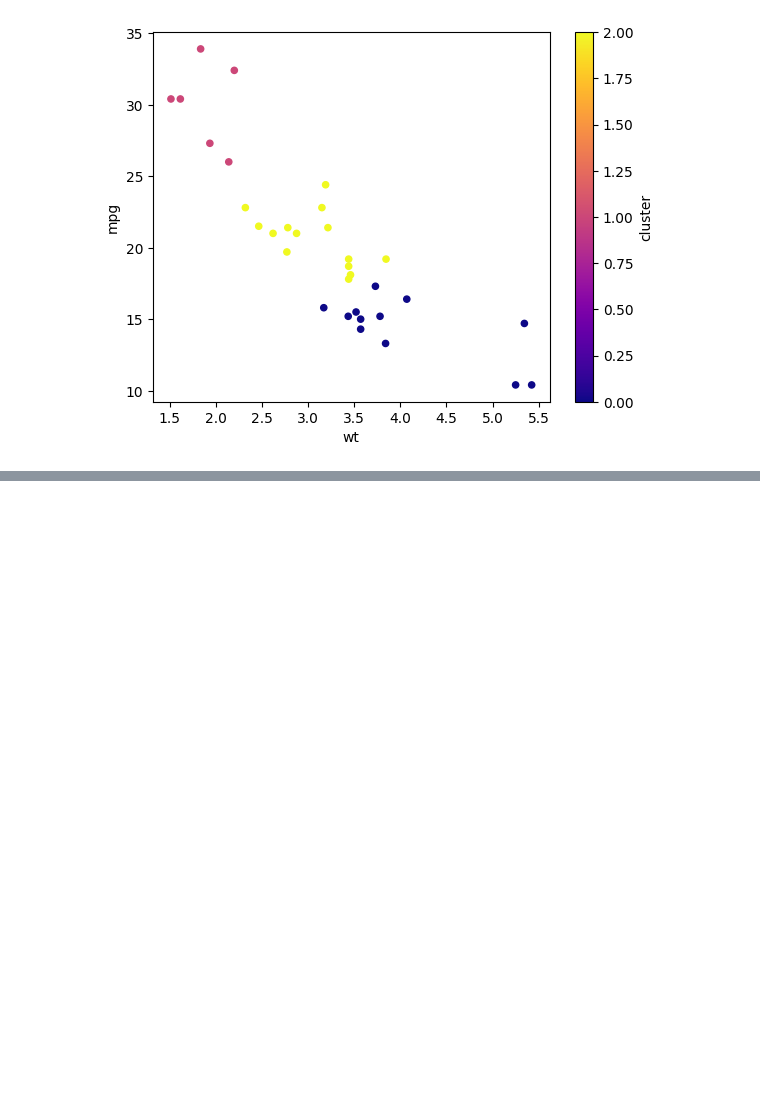
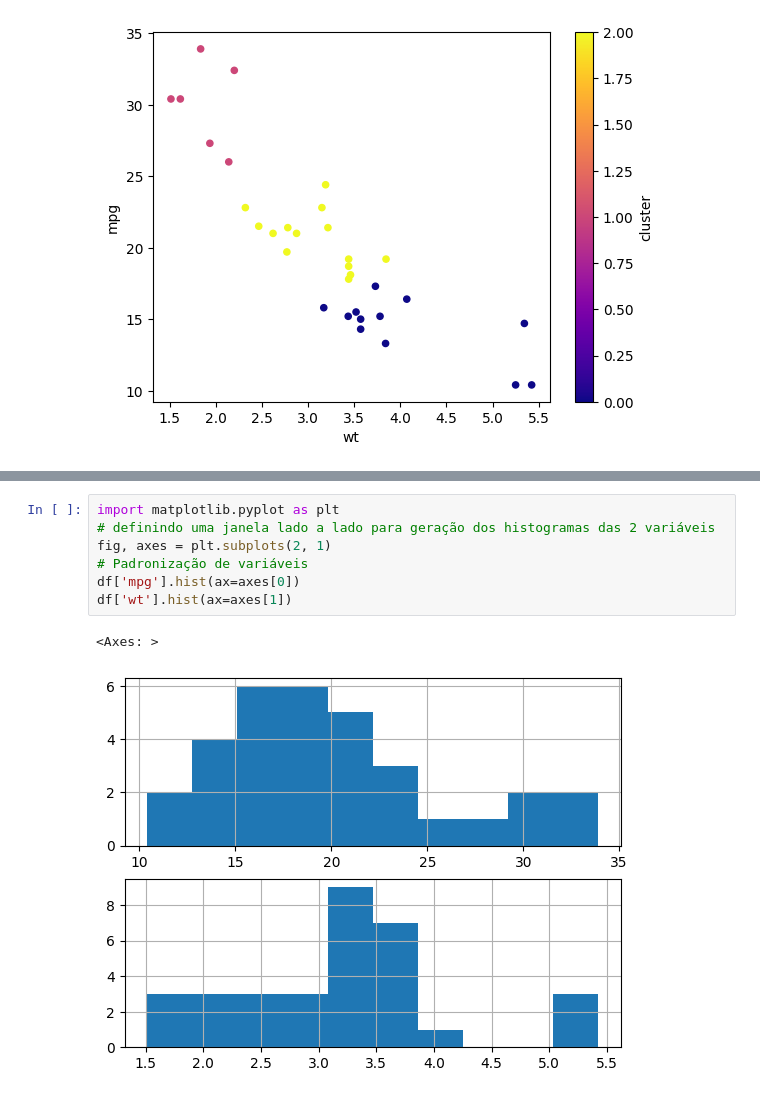
Before and after one commit to CarolineAndradeR/Data-Science, a Jupyter notebook: Análise_de_Conglomerados.ipynb, the cells around one changed output, grey strips where cells are left out. Cells and saved outputs as stored; diff of their text form; blank space fills up the shorter version.

```diff
--- a/Análise_de_Conglomerados.ipynb
+++ b/Análise_de_Conglomerados.ipynb
@@ -23,0 +35,10 @@ df.plot.scatter(x='wt', y='mpg', c='cluster', colormap='plasma')
+# %%
+import matplotlib.pyplot as plt
+# definindo uma janela lado a lado para geração dos histogramas das 2 variáveis
+fig, axes = plt.subplots(2, 1)
+# Padronização de variáveis
+df['mpg'].hist(ax=axes[0])
+df['wt'].hist(ax=axes[1])
+# %% [output]
+<Axes: >
+[figure, added]
```
Also changed, not shown: parts of 10 cells of this notebook.
